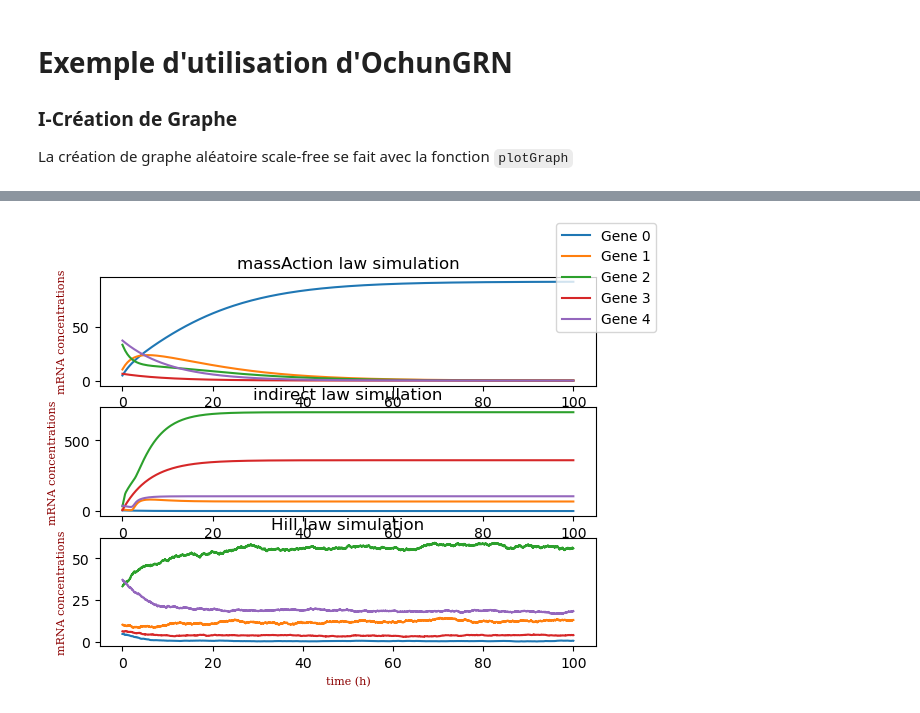
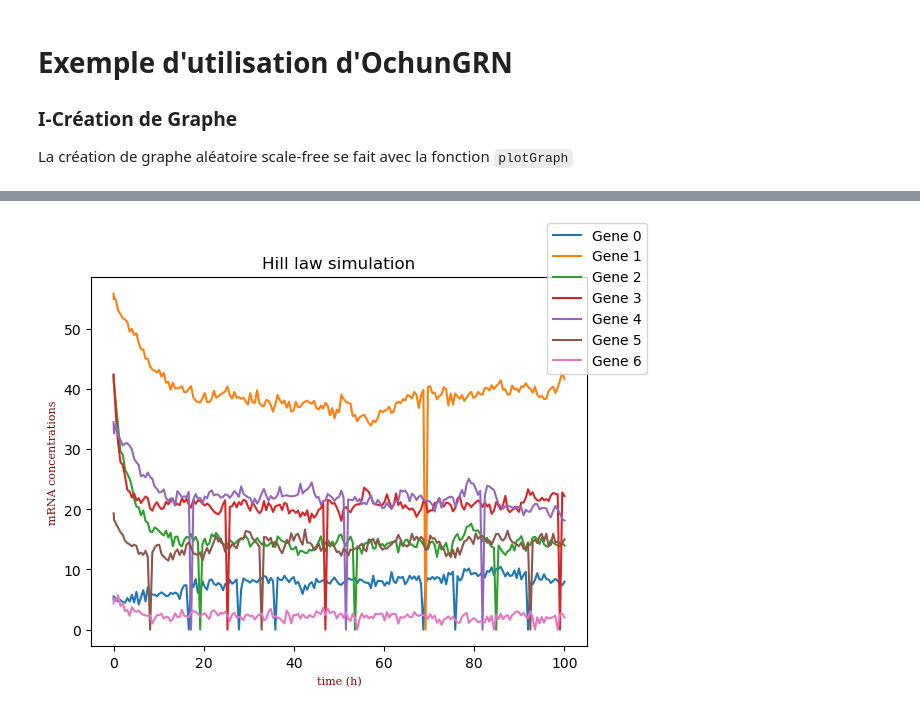
Before and after one commit to castlechild/GRNSimulation, a Jupyter notebook: exemple.ipynb, the cells around one changed output, grey strips where cells are left out. Cells and saved outputs as stored; diff of their text form; code cells hidden in the pictures.

```diff
--- a/exemple.ipynb
+++ b/exemple.ipynb
@@ -5,8 +9,5 @@ La création de graphe aléatoire scale-free se fait avec la fonction `plotGraph
 # %%
-import numpy as np
-import ochunGRN as oGRN
-import random as rd
-GENESNB = 5
+GENESNB = 7
 test = oGRN.randomGrn(GENESNB, 0.2, 0.4)
 oGRN.plotGraph(test, actInhPlotBool=True)
 # %% [output]
@@ -17,5 +31,5 @@ Coeff = oGRN.getCoefficient(GENESNB)
 # %%
-oGRN.simulationODEs(test, ["massAction", "indirect", "Hill"], (0,100), Coeff)
-oGRN.plotSim(test, "test.png")
+oGRN.simulationODEs(test, ["Hill"], (0,100), Coeff)
+oGRN.plotSim(test, saveName="test.png")
 # %% [output]
-[figure, old version]
+[figure, new version]
```
Also changed, not shown: parts of 12 cells of this notebook, 9 other files.
